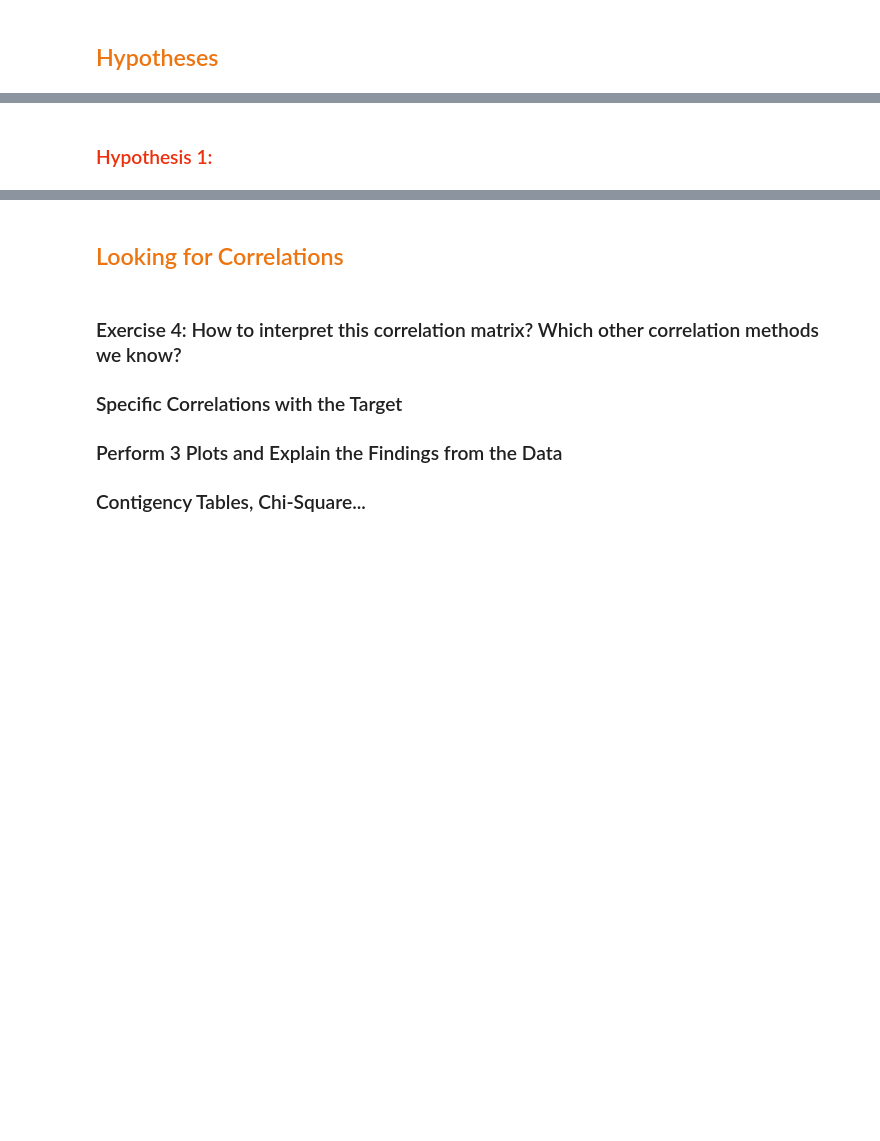
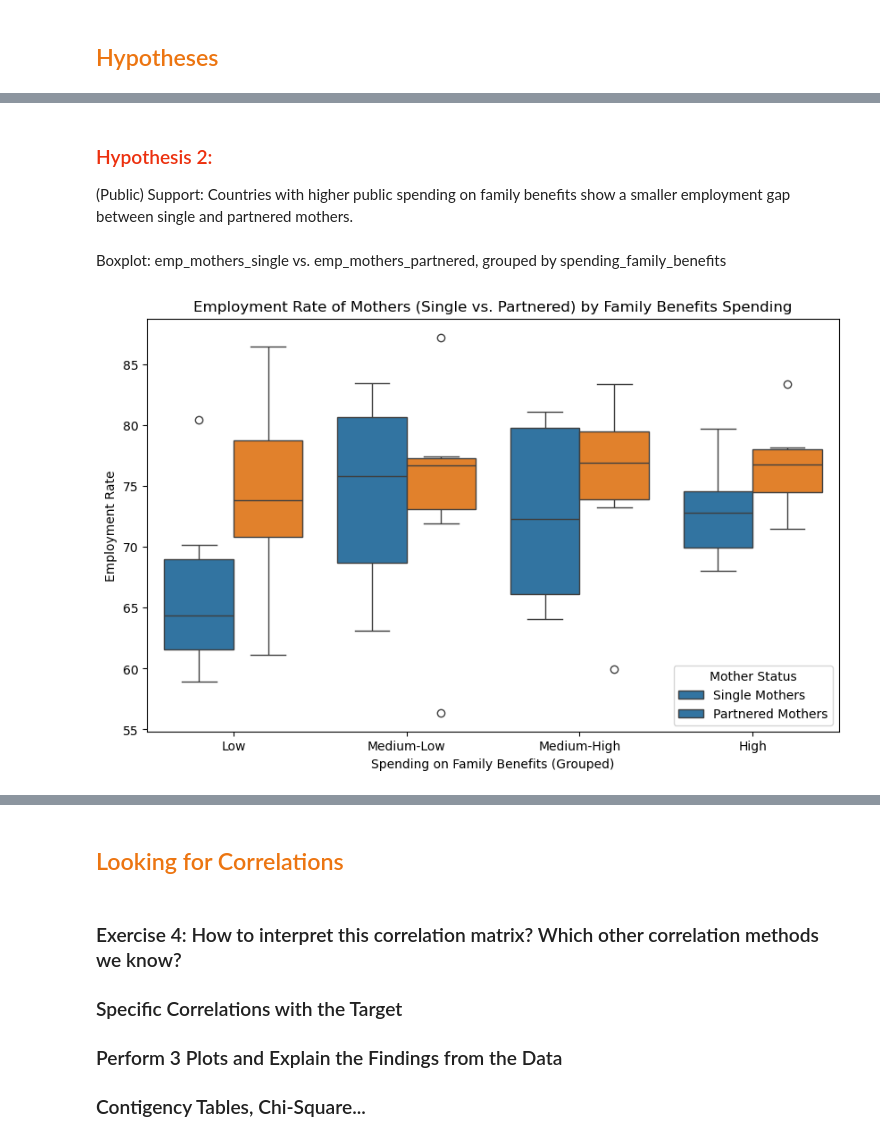
Before and after one commit to Paula0923/maternal-employment, a Jupyter notebook: EDA_maternal-employment.ipynb, the cells around one changed output, grey strips where cells are left out. Cells and saved outputs as stored; diff of their text form; code cells hidden in the pictures; blank space fills up the shorter version.

```diff
--- a/EDA_maternal-employment.ipynb
+++ b/EDA_maternal-employment.ipynb
@@ -1156,2 +1350,21 @@ Index(['country', 'emp_mothers', 'spending_family_benefits',
 # %% [markdown]
-### <span style="color: #ec300e;">Hypothesis 1: </span>
+### <span style="color: #ec300e;">Hypothesis 2: </span>
+<p>(Public) Support: Countries with higher public spending on family benefits show a smaller employment gap between single and partnered mothers.</p>
+# %% [markdown]
+Boxplot: emp_mothers_single vs. emp_mothers_partnered, grouped by spending_family_benefits
+# %%
+# creating categories for the spending on family benefits
+eda_df['spending_category'] = pd.qcut(eda_df['spending_family_benefits'], q=4, labels=['Low', 'Medium-Low', 'Medium-High', 'High'])
+
+# boxplot
+plt.figure(figsize=(10, 6))
+sns.boxplot(data=eda_df.melt(id_vars=['spending_category'], value_vars=['emp_mothers_single', 'emp_mothers_partnered']),
+            x='spending_category', y='value', hue='variable')
+
+plt.xlabel("Spending on Family Benefits (Grouped)")
+plt.ylabel("Employment Rate")
+plt.title("Employment Rate of Mothers (Single vs. Partnered) by Family Benefits Spending")
+plt.legend(title="Mother Status", labels=["Single Mothers", "Partnered Mothers"])
+plt.show()
+# %% [output]
+[figure, added]
```
Also changed, not shown: parts of 48 cells of this notebook, 1 other file.
